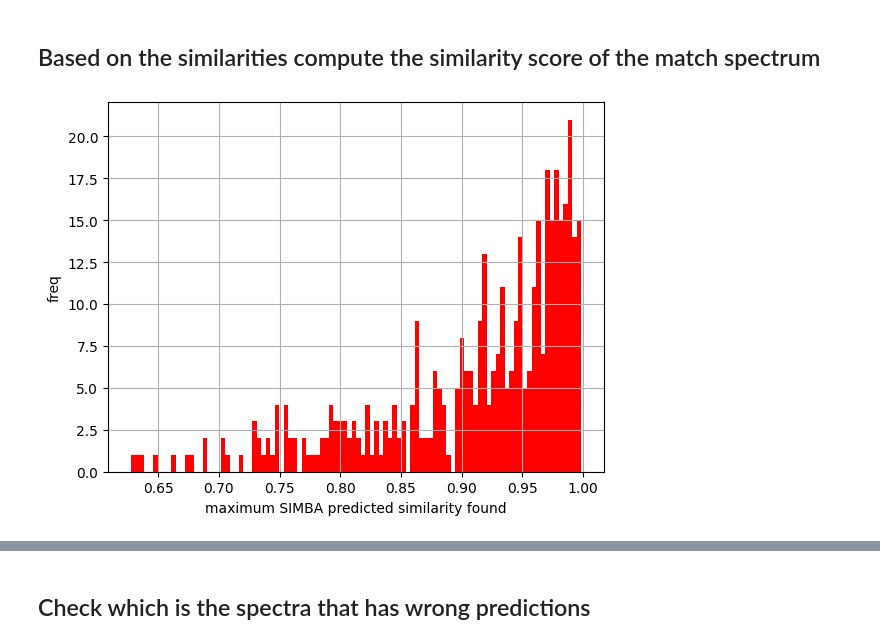
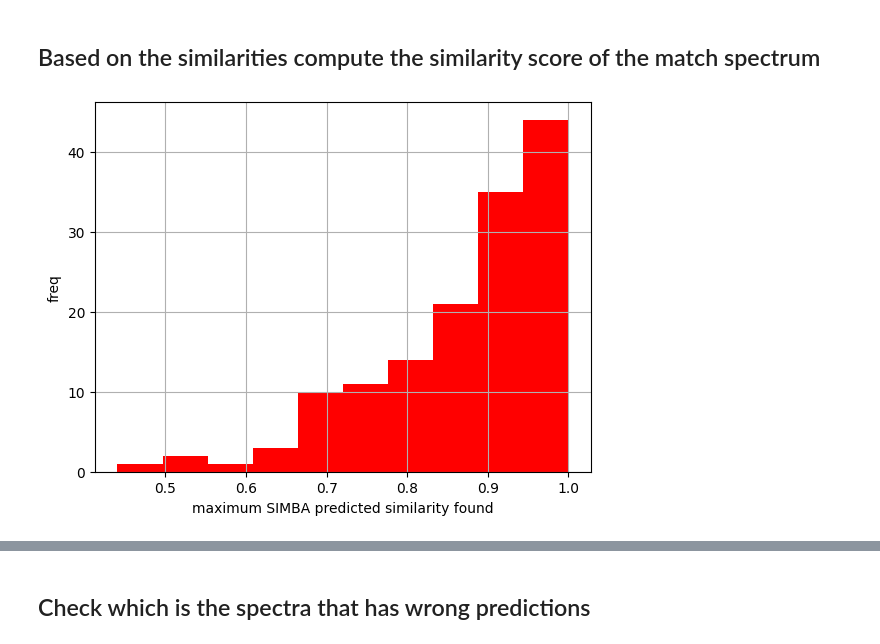
Before and after one commit to bittremieuxlab/simba, a Jupyter notebook: notebooks/discovery_search/analog_discovery-unknwon-compounds.ipynb, the cells around one changed output, grey strips where cells are left out. Saved outputs shown, nothing was run; the diff lists cells and outputs as text; code cells hidden in the pictures.

```diff
--- a/notebooks/discovery_search/analog_discovery-unknwon-compounds.ipynb
+++ b/notebooks/discovery_search/analog_discovery-unknwon-compounds.ipynb
@@ -54,3 +84,5 @@ config=Config()
 # %%
 config.D_MODEL=512
 config.N_LAYERS=5
+# %%
+USE_CASMI=True
@@ -57,10 +91,24 @@ config.N_LAYERS=5
 # %% [markdown]
 ## open janssen data
 # %%
-loader_saver = LoaderSaver(
-        block_size=100,
-        pickle_nist_path='',
-        pickle_gnps_path='',
-        pickle_janssen_path=output_janssen_file,
+if USE_CASMI:
+    all_spectrums_janssen=LoadData.get_all_spectrums_casmi(
+        casmi_file,
+        config=config,
     )
+else:
+    loader_saver = LoaderSaver(
+            block_size=100,
+            pickle_nist_path='',
+            pickle_gnps_path='',
+            pickle_janssen_path=output_janssen_file,
+        )
+    all_spectrums_janssen = loader_saver.get_all_spectrums(
+                janssen_path,
+                100000000,
+                use_tqdm=True,
+                use_nist=False,
+                config=config,
+                use_janssen=True,
+            )
 # %%
@@ -270,4 +278,2 @@ mass_diffs.shape[0]*mass_diffs.shape[1]
-# %%
-similarities = mass_diffs*similarities
 # %% [markdown]
 ## Based on the similarities compute the similarity score of the match spectrum
@@ -287,0 +280,2 @@ tanimoto_retrieved = [Tanimoto.compute_tanimoto_from_smiles(s0,s1) for s0, s1 in
+# %%
+spectrums_retrieved, tanimoto_retrieved, max_sim = AnalogDiscovery.get_analog_spectrums_su(similarities, all_spectrums_reference, all_spectrums_janssen)
@@ -288,10 +284,10 @@ tanimoto_retrieved = [Tanimoto.compute_tanimoto_from_smiles(s0,s1) for s0, s1 in
 # %%
-_=plt.hist(max_sim, color='r', bins=100)
+_=plt.hist(max_sim, color='r', bins=10)
 plt.xlabel('maximum SIMBA predicted similarity found')
 plt.ylabel('freq')
 plt.grid()
 # %% [output]
-[figure, old version]
+[figure, new version]
 # %%
 plt.hist(tanimoto_retrieved)
 plt.grid()
```
Also changed, not shown: parts of 83 cells of this notebook, 6 other files.
